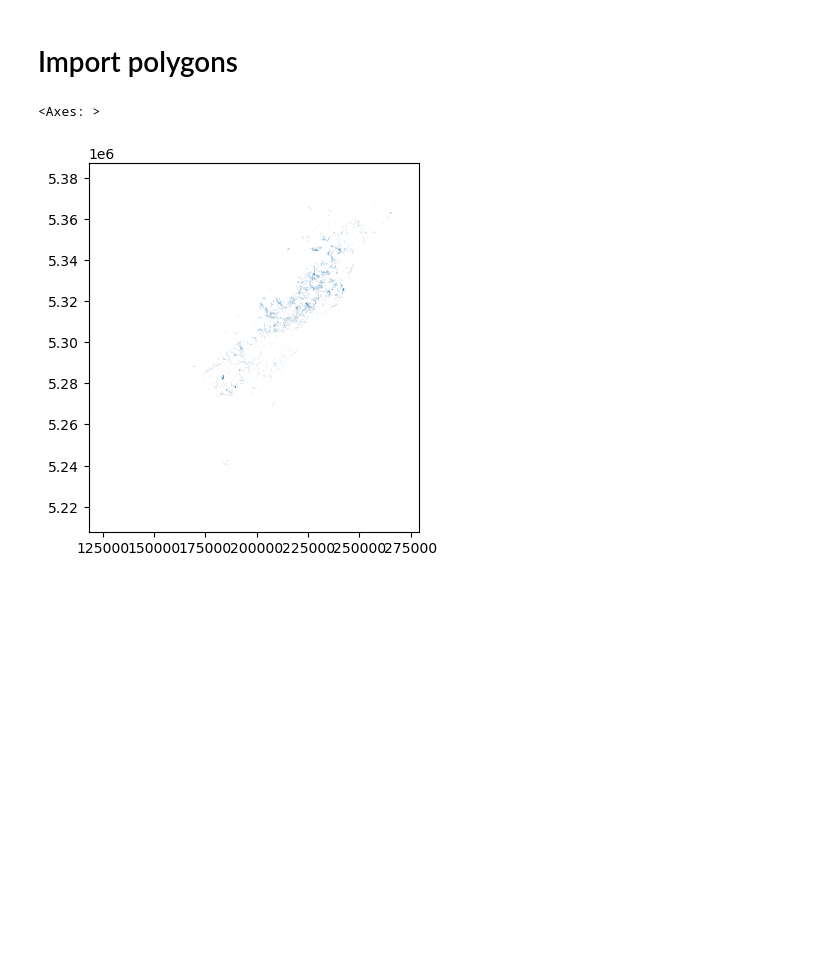
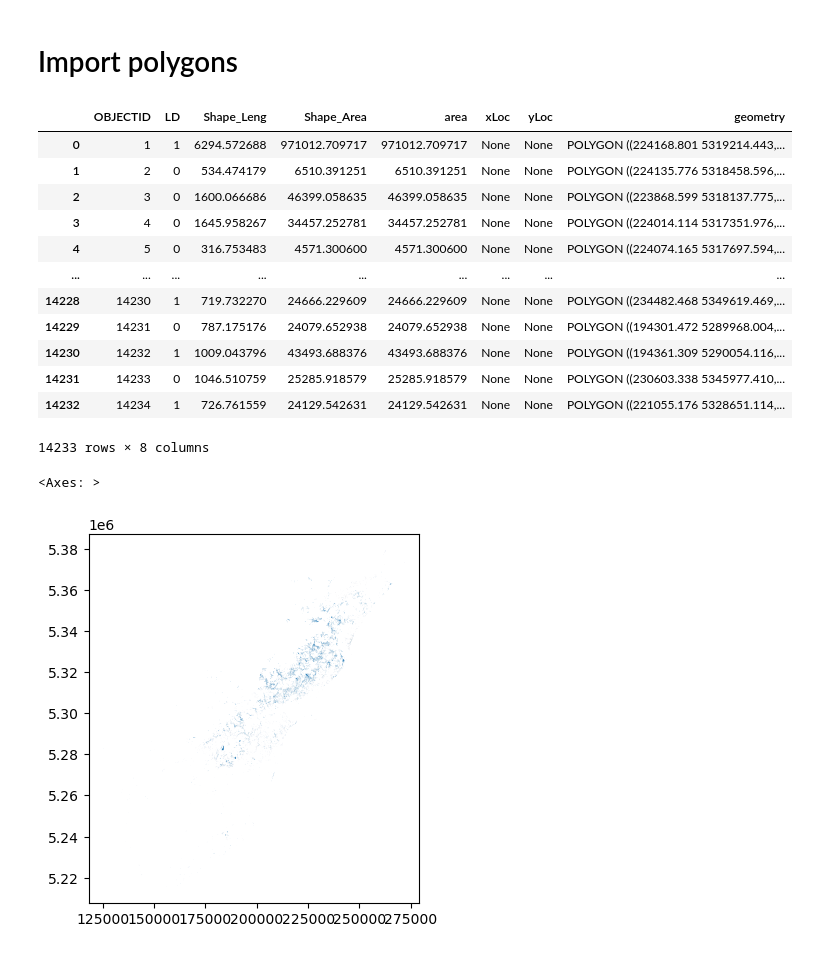
Before and after one commit to UW-GDA/nz-landslides, a Jupyter notebook: notebooks/match_nvdi_to_polygons.ipynb, the cells around one changed output. Drawn from its saved outputs; the diff is of its cells as text; code cells hidden in the pictures; blank space fills up the shorter version.

```diff
--- a/notebooks/match_nvdi_to_polygons.ipynb
+++ b/notebooks/match_nvdi_to_polygons.ipynb
@@ -11,7 +13,22 @@ from rasterstats import zonal_stats
 # %%
 # import landslide polygons
 shapefile_shx = "../0-brute-raw-data/Landslides.shx"
-nz_landslide_polygons = gpd.read_file(shapefile_shx, SHAPE_RESTORE_SHX = "YES")
+nz_landslide_polygons = gpd.read_file(shapefile_shx)
+nz_landslide_polygons
+# %% [output]
+|  | OBJECTID | LD | Shape_Leng | Shape_Area | area | xLoc | yLoc | geometry |
+| 0 | 1 | 1 | 6294.572688 | 971012.709717 | 971012.709717 | None | None | POLYGON ((224168.801 5319214.443,... |
+| 1 | 2 | 0 | 534.474179 | 6510.391251 | 6510.391251 | None | None | POLYGON ((224135.776 5318458.596,... |
+| 2 | 3 | 0 | 1600.066686 | 46399.058635 | 46399.058635 | None | None | POLYGON ((223868.599 5318137.775,... |
+| 3 | 4 | 0 | 1645.958267 | 34457.252781 | 34457.252781 | None | None | POLYGON ((224014.114 5317351.976,... |
+| 4 | 5 | 0 | 316.753483 | 4571.300600 | 4571.300600 | None | None | POLYGON ((224074.165 5317697.594,... |
+| ... | ... | ... | ... | ... | ... | ... | ... | ... |
+| 14228 | 14230 | 1 | 719.732270 | 24666.229609 | 24666.229609 | None | None | POLYGON ((234482.468 5349619.469,... |
+| 14229 | 14231 | 0 | 787.175176 | 24079.652938 | 24079.652938 | None | None | POLYGON ((194301.472 5289968.004,... |
+| 14230 | 14232 | 1 | 1009.043796 | 43493.688376 | 43493.688376 | None | None | POLYGON ((194361.309 5290054.116,... |
+| 14231 | 14233 | 0 | 1046.510759 | 25285.918579 | 25285.918579 | None | None | POLYGON ((230603.338 5345977.410,... |
+| 14232 | 14234 | 1 | 726.761559 | 24129.542631 | 24129.542631 | None | None | POLYGON ((221055.176 5328651.114,... |
+14233 rows × 8 columns
 # %%
 %matplotlib inline
 # %%
```
Also changed, not shown: parts of 9 cells of this notebook, 1 other file.
